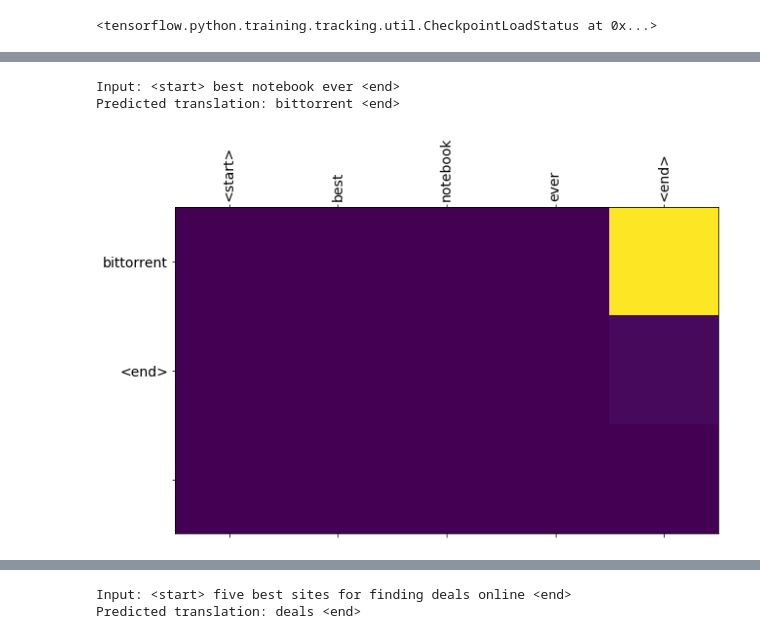
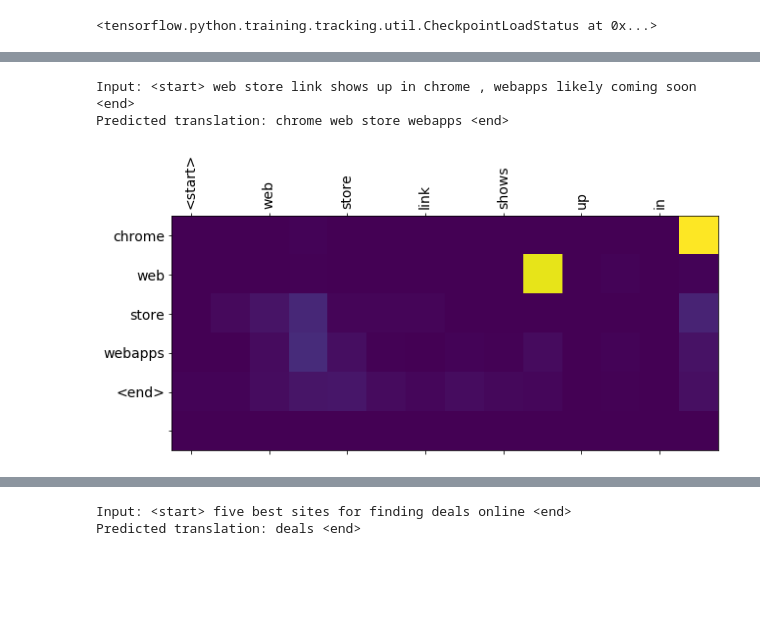
Before and after one commit to ashwathnanda/testin, a Jupyter notebook: Copy_of_nmt_with_attention.ipynb, the cells around one changed output, grey strips where cells are left out. Cells and saved outputs as stored; diff of their text form; code cells hidden in the pictures; blank space fills up the shorter version.

```diff
--- a/Copy_of_nmt_with_attention.ipynb
+++ b/Copy_of_nmt_with_attention.ipynb
@@ -515,6 +509,6 @@ Predicted translation: paper <end>
-# %%
-translate(u'best notebook ever')
-# %% [output]
-Input: <start> best notebook ever <end>
-Predicted translation: bittorrent <end>
-[figure, removed]
+# %%
+translate(u'web store link shows up in chrome, webapps likely coming soon')
+# %% [output]
+Input: <start> web store link shows up in chrome , webapps likely coming soon <end>
+Predicted translation: chrome web store webapps <end>
+[figure, added]
```
Also changed, not shown: parts of 3 cells of this notebook.
